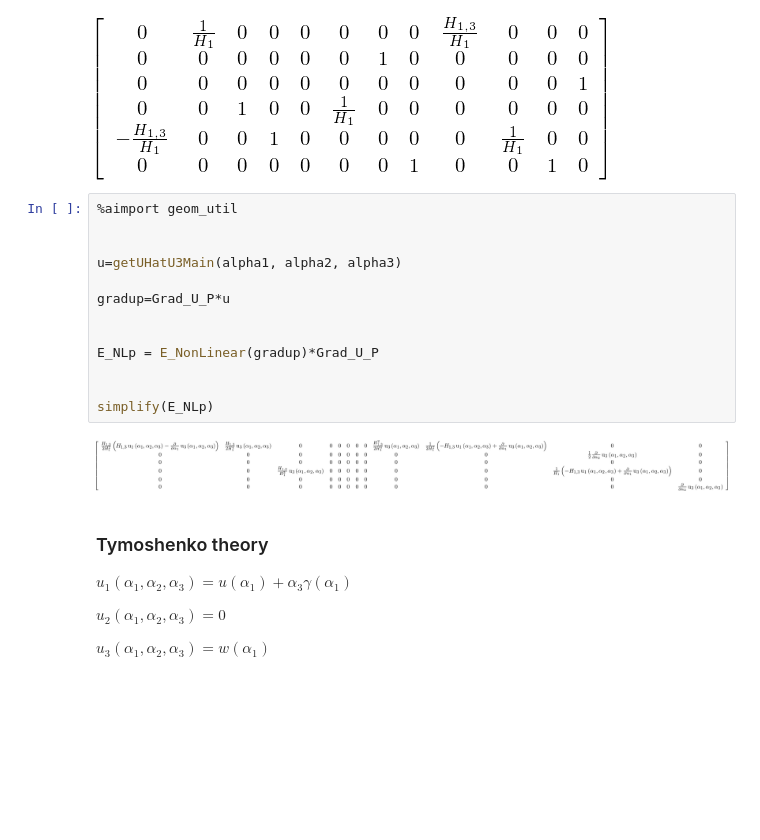
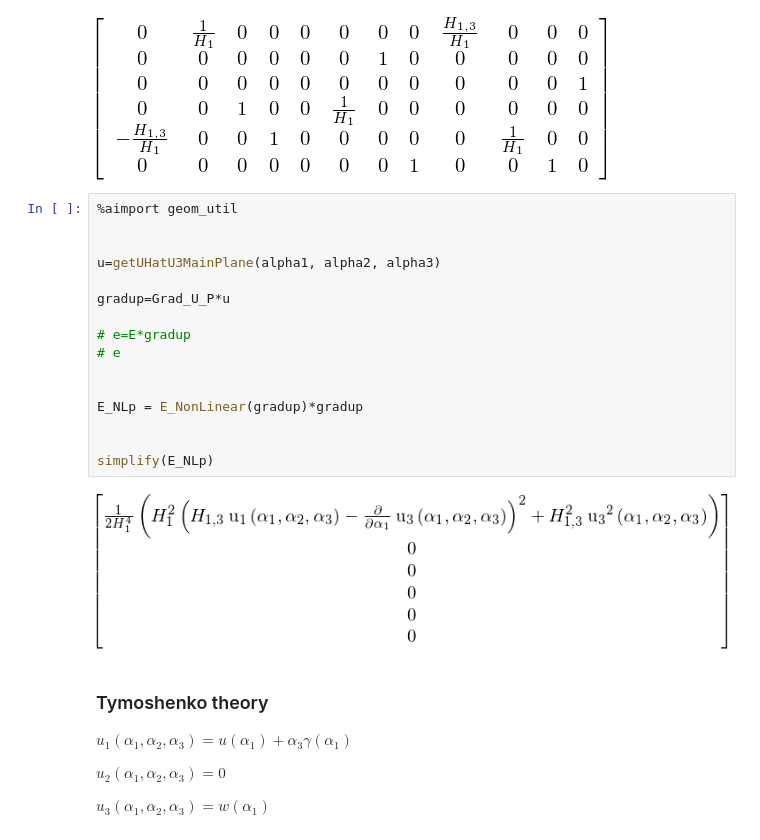
Before and after one commit to tarashor/vibrations, a Jupyter notebook: py/notebooks/MatricesForOrthogonalCoordinatesPlane.ipynb, the cells around one changed output. Cells and saved outputs as stored; diff of their text form; blank space fills up the shorter version.

```diff
--- a/py/notebooks/MatricesForOrthogonalCoordinatesPlane.ipynb
+++ b/py/notebooks/MatricesForOrthogonalCoordinatesPlane.ipynb
@@ -292,18 +292,21 @@ StrainL
 # %%
 %aimport geom_util
 
 
-u=getUHatU3Main(alpha1, alpha2, alpha3)
+u=getUHatU3MainPlane(alpha1, alpha2, alpha3)
 
 gradup=Grad_U_P*u
 
+# e=E*gradup
+# e
 
-E_NLp = E_NonLinear(gradup)*Grad_U_P
+
+E_NLp = E_NonLinear(gradup)*gradup
 
 
 simplify(E_NLp)
 # %% [output]
-[figure, old version]
+[figure, new version]
 # %% [markdown]
 ### Tymoshenko theory
 
```
Also changed, not shown: parts of 3 cells of this notebook, 2 other files.
